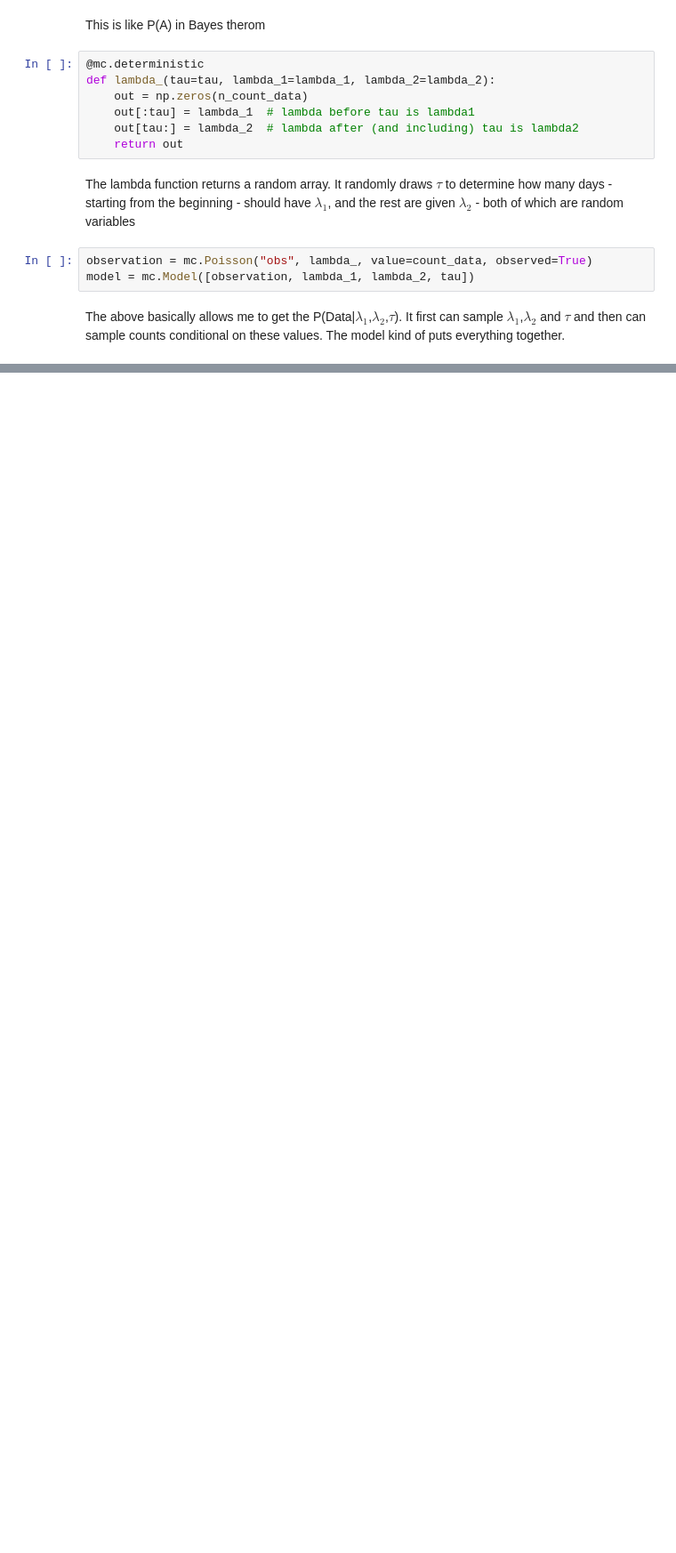
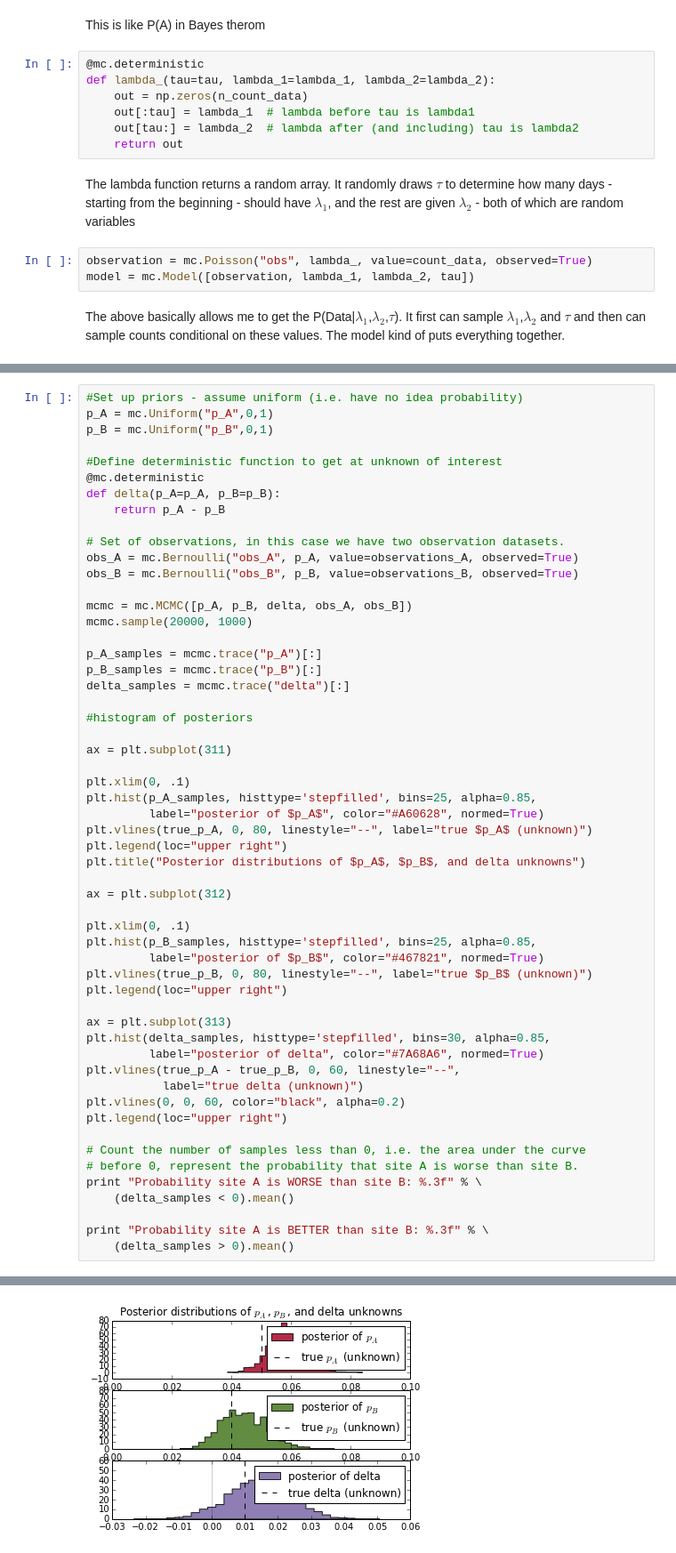
Before and after one commit to tfolkman/BayesForHackers, a Jupyter notebook: Bayes for Hackers.ipynb, the cells around one changed output, grey strips where cells are left out. Shown at 89% size. Drawn from its saved outputs; the diff is of its cells as text; blank space fills up the shorter version.

```diff
--- a/Bayes for Hackers.ipynb
+++ b/Bayes for Hackers.ipynb
@@ -125,0 +292,56 @@ plt.ylabel("probability");
+# %%
+#Set up priors - assume uniform (i.e. have no idea probability)
+p_A = mc.Uniform("p_A",0,1)
+p_B = mc.Uniform("p_B",0,1)
+
+#Define deterministic function to get at unknown of interest
+@mc.deterministic
+def delta(p_A=p_A, p_B=p_B):
+    return p_A - p_B
+
+# Set of observations, in this case we have two observation datasets.
+obs_A = mc.Bernoulli("obs_A", p_A, value=observations_A, observed=True)
+obs_B = mc.Bernoulli("obs_B", p_B, value=observations_B, observed=True)
+
+mcmc = mc.MCMC([p_A, p_B, delta, obs_A, obs_B])
+mcmc.sample(20000, 1000)
+
+p_A_samples = mcmc.trace("p_A")[:]
+p_B_samples = mcmc.trace("p_B")[:]
+delta_samples = mcmc.trace("delta")[:]
+
+#histogram of posteriors
+
+ax = plt.subplot(311)
+
+plt.xlim(0, .1)
+plt.hist(p_A_samples, histtype='stepfilled', bins=25, alpha=0.85,
+         label="posterior of $p_A$", color="#A60628", normed=True)
+plt.vlines(true_p_A, 0, 80, linestyle="--", label="true $p_A$ (unknown)")
+plt.legend(loc="upper right")
+plt.title("Posterior distributions of $p_A$, $p_B$, and delta unknowns")
+
+ax = plt.subplot(312)
+
+plt.xlim(0, .1)
+plt.hist(p_B_samples, histtype='stepfilled', bins=25, alpha=0.85,
+         label="posterior of $p_B$", color="#467821", normed=True)
+plt.vlines(true_p_B, 0, 80, linestyle="--", label="true $p_B$ (unknown)")
+plt.legend(loc="upper right")
+
+ax = plt.subplot(313)
+plt.hist(delta_samples, histtype='stepfilled', bins=30, alpha=0.85,
+         label="posterior of delta", color="#7A68A6", normed=True)
+plt.vlines(true_p_A - true_p_B, 0, 60, linestyle="--",
+           label="true delta (unknown)")
+plt.vlines(0, 0, 60, color="black", alpha=0.2)
+plt.legend(loc="upper right")
+
+# Count the number of samples less than 0, i.e. the area under the curve
+# before 0, represent the probability that site A is worse than site B.
+print "Probability site A is WORSE than site B: %.3f" % \
+    (delta_samples < 0).mean()
+
+print "Probability site A is BETTER than site B: %.3f" % \
+    (delta_samples > 0).mean()
+# %% [output]
@@ -125,0 +350 @@ plt.ylabel("probability");
+[figure, added]
```
Also changed, not shown: parts of 32 cells of this notebook, 1 other file.
